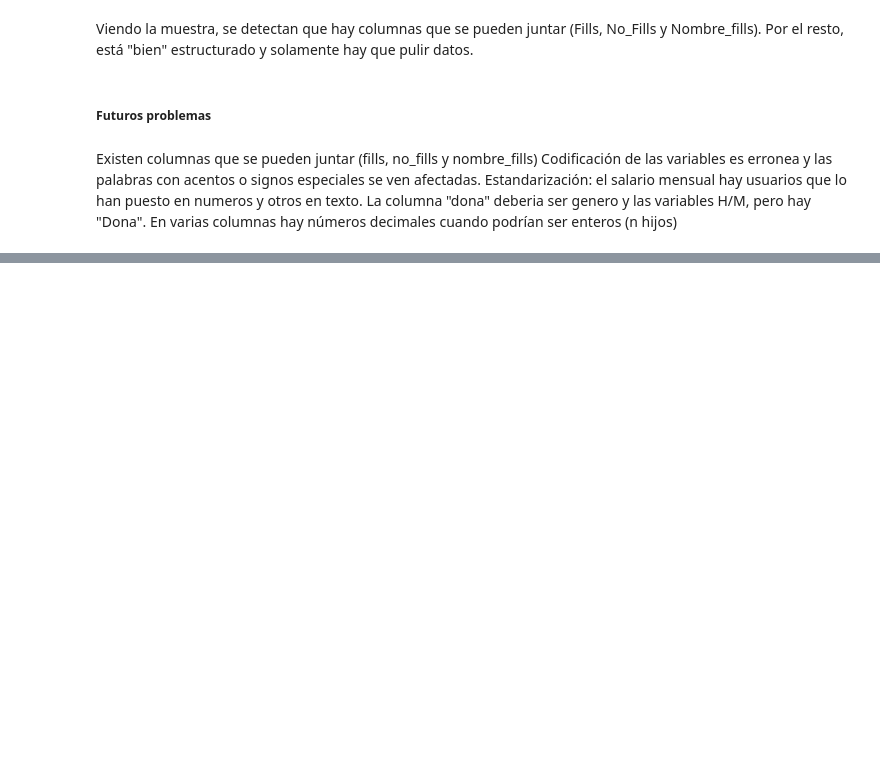
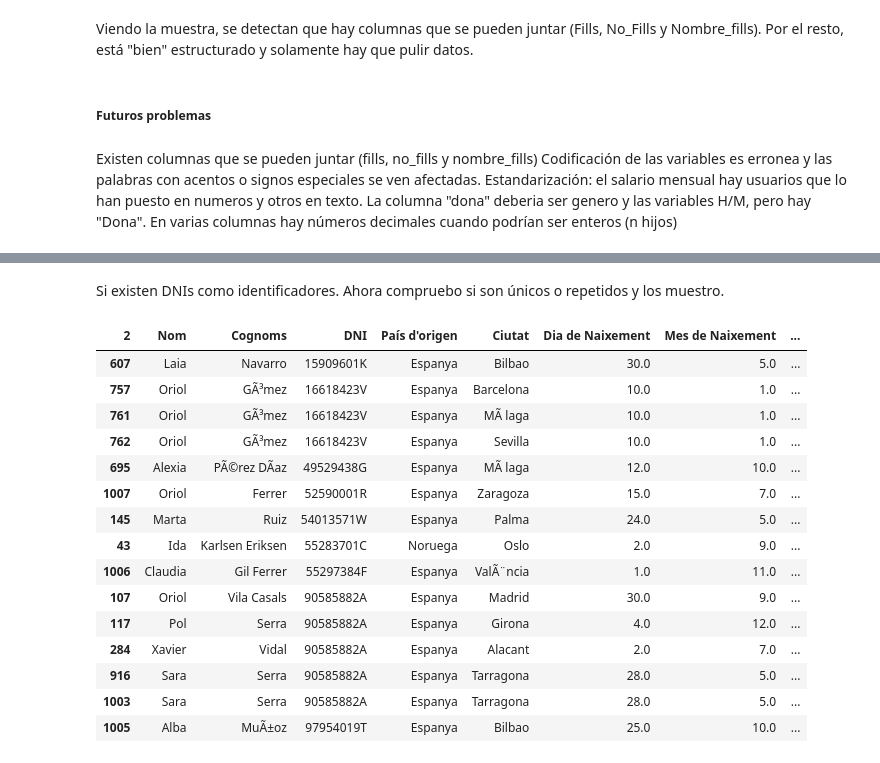
Before and after one commit to noelcarrionmatias/IT_Data, a Jupyter notebook: Especializacion/8_Sprint/ejercicios_s8.ipynb, the cells around one changed output, grey strips where cells are left out. Cells and saved outputs as stored; diff of their text form; code cells hidden in the pictures; blank space fills up the shorter version.

```diff
--- a/Especializacion/8_Sprint/ejercicios_s8.ipynb
+++ b/Especializacion/8_Sprint/ejercicios_s8.ipynb
@@ -113,0 +190,22 @@ En varias columnas hay números decimales cuando podrían ser enteros (n hijos)
+# %% [markdown]
+Si existen DNIs como identificadores. Ahora compruebo si son únicos o repetidos y los muestro.
+# %%
+dni_duplicado = dataset_s8[dataset_s8.duplicated(['DNI'])]
+dni_duplicado.sort_values(by='DNI')
+# %% [output]
+| 2 | Nom | Cognoms | DNI | País d'origen | Ciutat | Dia de Naixement | Mes de Naixement | ... |
+| 607 | Laia | Navarro | 15909601K | Espanya | Bilbao | 30.0 | 5.0 | ... |
+| 757 | Oriol | GÃ³mez | 16618423V | Espanya | Barcelona | 10.0 | 1.0 | ... |
+| 761 | Oriol | GÃ³mez | 16618423V | Espanya | MÃ laga | 10.0 | 1.0 | ... |
+| 762 | Oriol | GÃ³mez | 16618423V | Espanya | Sevilla | 10.0 | 1.0 | ... |
+| 695 | Alexia | PÃ©rez DÃ­az | 49529438G | Espanya | MÃ laga | 12.0 | 10.0 | ... |
+| 1007 | Oriol | Ferrer | 52590001R | Espanya | Zaragoza | 15.0 | 7.0 | ... |
+| 145 | Marta | Ruiz | 54013571W | Espanya | Palma | 24.0 | 5.0 | ... |
+| 43 | Ida | Karlsen Eriksen | 55283701C | Noruega | Oslo | 2.0 | 9.0 | ... |
+| 1006 | Claudia | Gil Ferrer | 55297384F | Espanya | ValÃ¨ncia | 1.0 | 11.0 | ... |
+| 107 | Oriol | Vila Casals | 90585882A | Espanya | Madrid | 30.0 | 9.0 | ... |
+| 117 | Pol | Serra | 90585882A | Espanya | Girona | 4.0 | 12.0 | ... |
+| 284 | Xavier | Vidal | 90585882A | Espanya | Alacant | 2.0 | 7.0 | ... |
+| 916 | Sara | Serra | 90585882A | Espanya | Tarragona | 28.0 | 5.0 | ... |
+| 1003 | Sara | Serra | 90585882A | Espanya | Tarragona | 28.0 | 5.0 | ... |
+| 1005 | Alba | MuÃ±oz | 97954019T | Espanya | Bilbao | 25.0 | 10.0 | ... |
```
Also changed, not shown: parts of 58 cells of this notebook.
